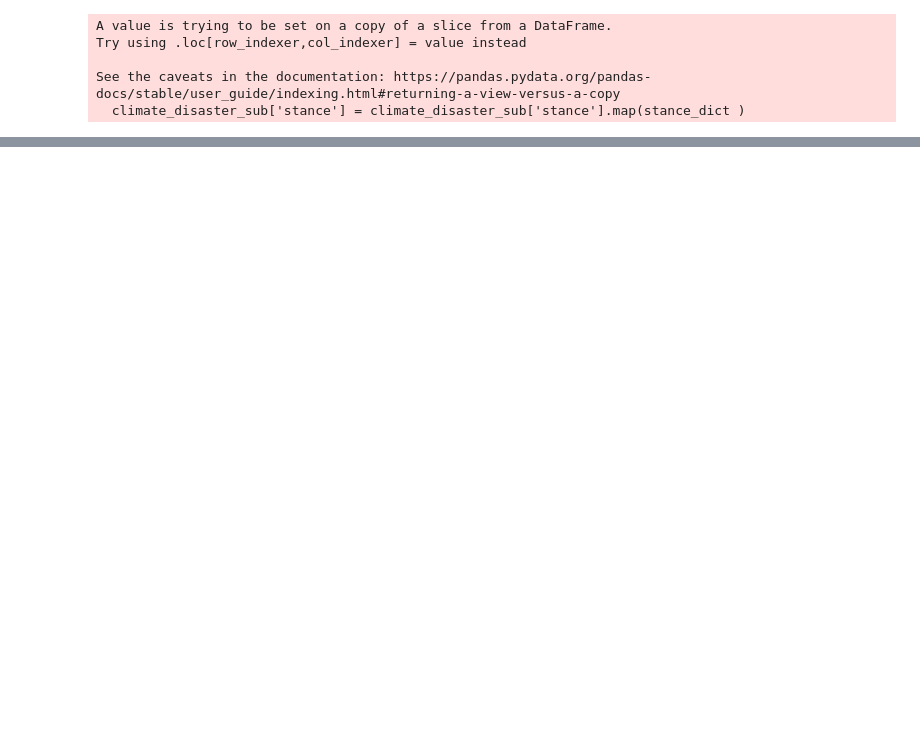
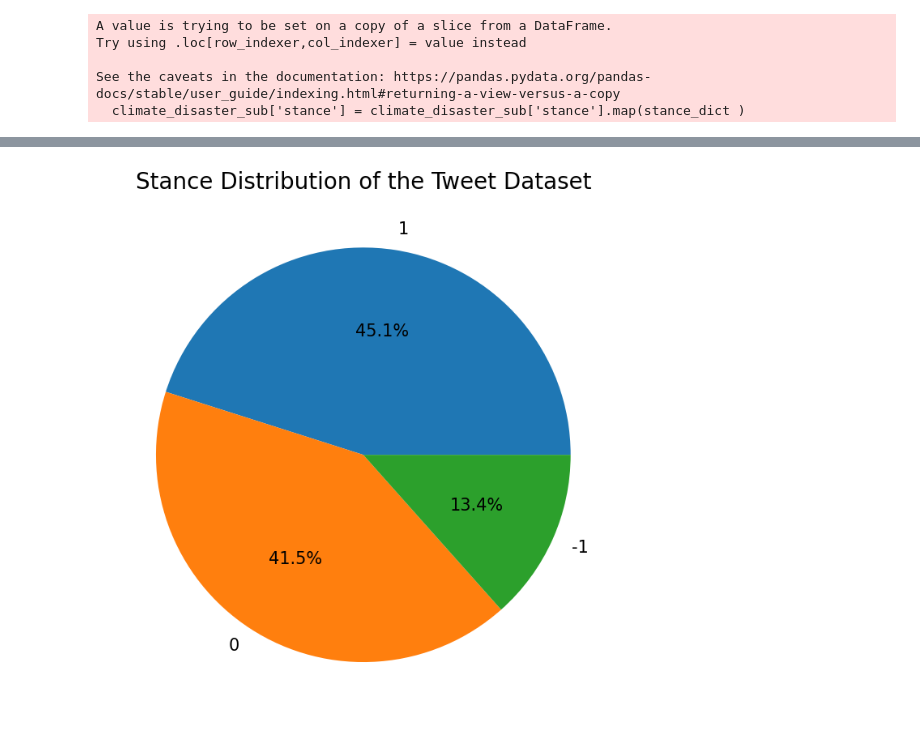
Before and after one commit to aman-kaur-11/cmpe255_group_gapv, a Jupyter notebook: TestingTwitterData.ipynb, the cells around one changed output, grey strips where cells are left out. Drawn from its saved outputs; the diff is of its cells as text; code cells hidden in the pictures; blank space fills up the shorter version.

Commit message:
Pie chart of STance column

```diff
--- a/TestingTwitterData.ipynb
+++ b/TestingTwitterData.ipynb
@@ -371,0 +376,14 @@ climate_disaster_sub
+# %%
+##Plotting pie chart of Stance values
+
+import math
+from scipy.sparse import csr_matrix
+
+import matplotlib.pyplot as plt
+plt.figure(figsize = (7, 7))
+plt.pie(climate_disaster_sub.stance.value_counts().values, labels = climate_disaster_sub.stance.value_counts().index, autopct = '%2.1f%%', textprops={'fontsize': 15})
+plt.title('Stance Distribution of the Tweet Dataset', fontsize=20)
+plt.tight_layout()
+plt.show()
+# %% [output]
+[figure, added]
```
Also changed, not shown: parts of 16 cells of this notebook, 1 other file.
